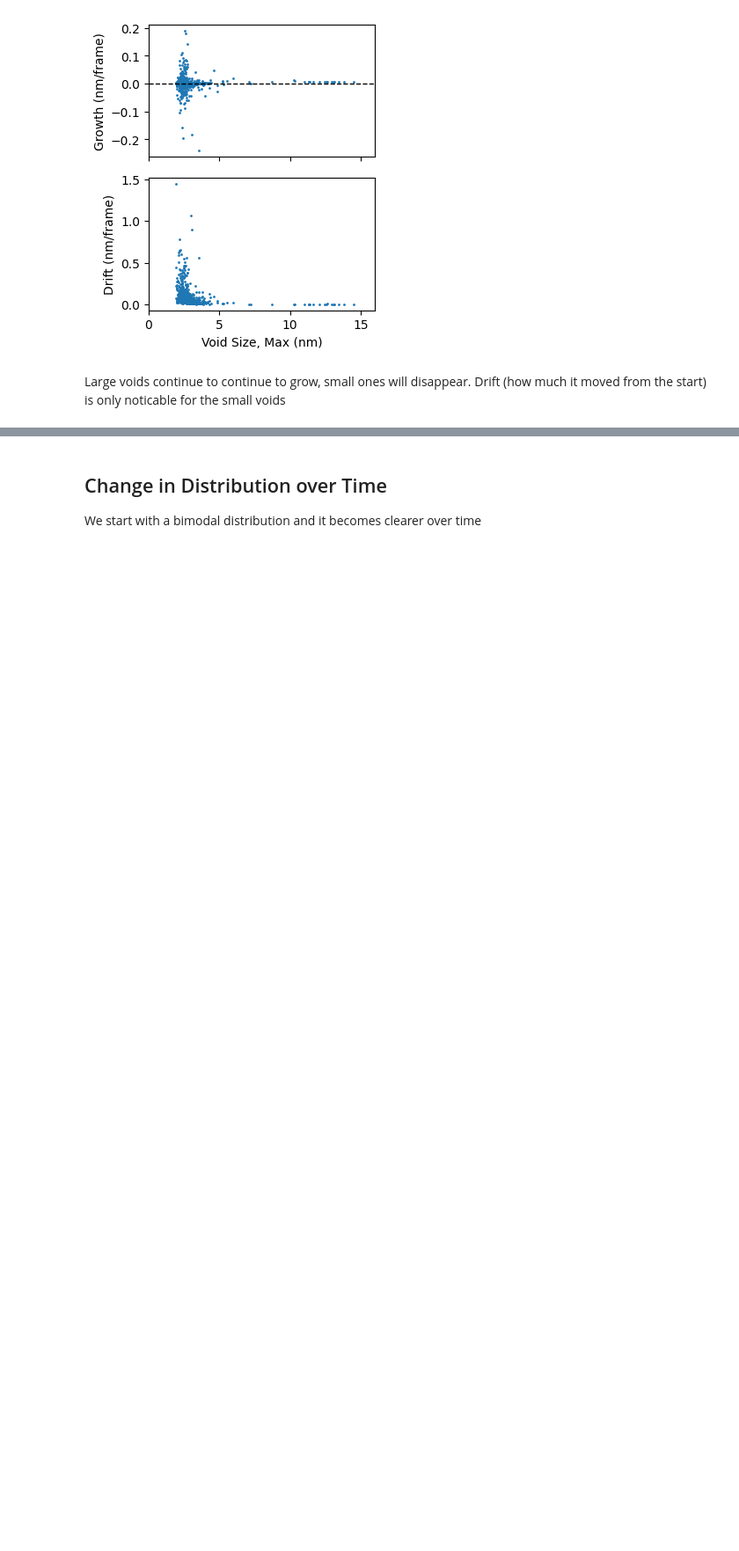
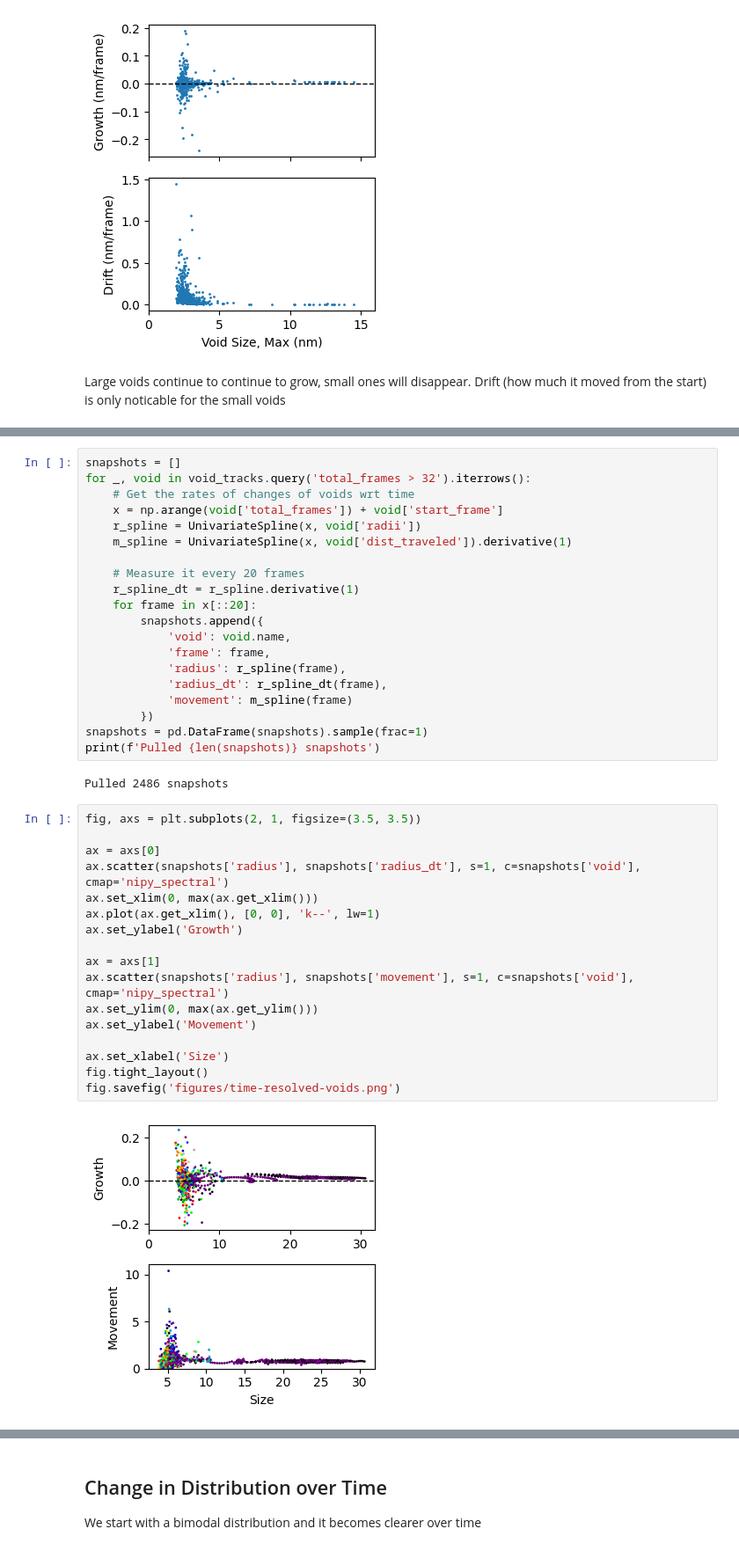
Before and after one commit to globus-labs/real-time-defect-analysis, a Jupyter notebook: notebooks/tracking-voids/2_quantify-void-dynamics.ipynb, the cells around one changed output, grey strips where cells are left out. Shown: that part at 88% size. Saved outputs shown, nothing was run; the diff lists cells and outputs as text; blank space fills up the shorter version.

```diff
--- a/notebooks/tracking-voids/2_quantify-void-dynamics.ipynb
+++ b/notebooks/tracking-voids/2_quantify-void-dynamics.ipynb
@@ -57,0 +112,41 @@ Large voids continue to continue to grow, small ones will disappear. Drift (how
+# %%
+snapshots = []
+for _, void in void_tracks.query('total_frames > 32').iterrows():
+    # Get the rates of changes of voids wrt time
+    x = np.arange(void['total_frames']) + void['start_frame']
+    r_spline = UnivariateSpline(x, void['radii'])
+    m_spline = UnivariateSpline(x, void['dist_traveled']).derivative(1)
+
+    # Measure it every 20 frames
+    r_spline_dt = r_spline.derivative(1)
+    for frame in x[::20]:
+        snapshots.append({
+            'void': void.name,
+            'frame': frame,
+            'radius': r_spline(frame),
+            'radius_dt': r_spline_dt(frame),
+            'movement': m_spline(frame)
+        })
+snapshots = pd.DataFrame(snapshots).sample(frac=1)
+print(f'Pulled {len(snapshots)} snapshots')
+# %% [output]
+Pulled 2486 snapshots
+# %%
+fig, axs = plt.subplots(2, 1, figsize=(3.5, 3.5))
+
+ax = axs[0]
+ax.scatter(snapshots['radius'], snapshots['radius_dt'], s=1, c=snapshots['void'], cmap='nipy_spectral')
+ax.set_xlim(0, max(ax.get_xlim()))
+ax.plot(ax.get_xlim(), [0, 0], 'k--', lw=1)
+ax.set_ylabel('Growth')
+
+ax = axs[1]
+ax.scatter(snapshots['radius'], snapshots['movement'], s=1, c=snapshots['void'], cmap='nipy_spectral')
+ax.set_ylim(0, max(ax.get_ylim()))
+ax.set_ylabel('Movement')
+
+ax.set_xlabel('Size')
+fig.tight_layout()
+fig.savefig('figures/time-resolved-voids.png')
+# %% [output]
+[figure, added]
```
Also changed, not shown: parts of 13 cells of this notebook, 10 other files.
